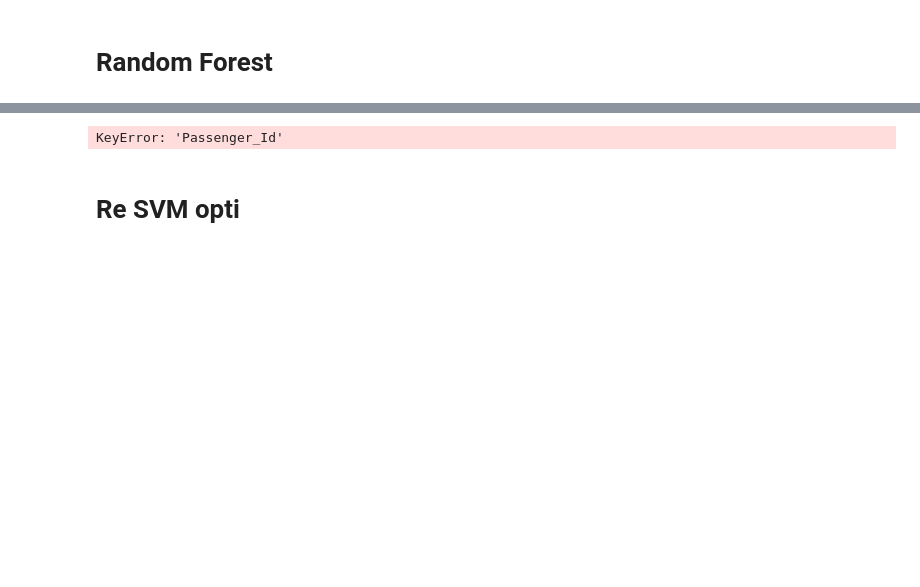
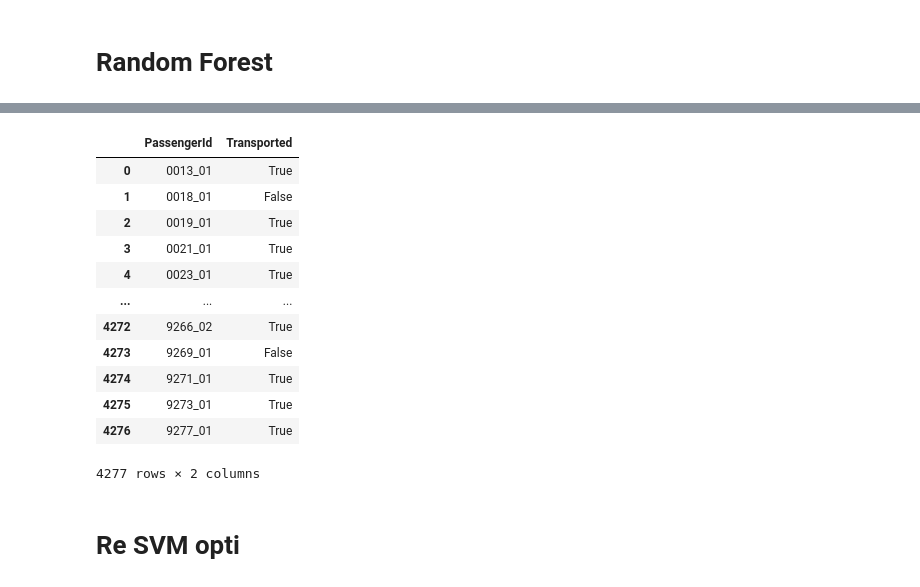
Before and after one commit to LinaLH/Spaceship-Titanic, a Jupyter notebook: projet/SpaceshipTitanic (1).ipynb, the cells around one changed output, grey strips where cells are left out. Cells and saved outputs as stored; diff of their text form; code cells hidden in the pictures; blank space fills up the shorter version.

```diff
--- a/projet/SpaceshipTitanic (1).ipynb
+++ b/projet/SpaceshipTitanic (1).ipynb
@@ -1675,12 +1681,16 @@ dtype: object
 categorielle = ['CryoSleep', 'VIP', 'DansGroupe', 'HomePlanet_Earth', 'HomePlanet_Europa', 'HomePlanet_Mars', 'Destination_55 Cancri e', 'Destination_PSO J318.5-22', 'Destination_TRAPPIST-1e', 'Deck_1.0', 'Deck_2.0', 'Deck_3.0', 'Deck_4.0', 'Deck_5.0', 'Deck_6.0', 'Deck_7.0','Side_0.0', 'Side_1.0']
 labelEncoder(data_test, categorielle)
 
-
+from xgboost import XGBClassifier
+from sklearn.model_selection import train_test_split
+from sklearn.metrics import accuracy_score
+from sklearn.preprocessing import LabelEncoder
 from sklearn.ensemble import GradientBoostingClassifier
+from sklearn.ensemble import RandomForestClassifier
 
 X_test = data_test
 
-model = GradientBoostingClassifier(loss='exponential')
+model = GradientBoostingClassifier(loss="exponential", learning_rate=0.1, max_depth=3, n_estimators=200)
 model.fit(X_train,y_train)
 y_pred = model.predict(X_test)
 # %%
@@ -1690,10 +1700,22 @@ y_predediction = y_pred.astype('bool')
 test = pd.read_csv('test.csv')
 # %%
 Submission = pd.DataFrame({'PassengerId': test['PassengerId'], 'Transported': y_predediction})
-Submission.to_csv('Submission.csv', index=False)
+Submission.to_csv('SubmissionGradientBoostingHyperPara.csv', index=False)
 Submission
 # %% [output]
+|  | PassengerId | Transported |
+| 0 | 0013_01 | True |
+| 1 | 0018_01 | False |
+| 2 | 0019_01 | True |
+| 3 | 0021_01 | True |
+| 4 | 0023_01 | True |
+| ... | ... | ... |
+| 4272 | 9266_02 | True |
+| 4273 | 9269_01 | False |
+| 4274 | 9271_01 | True |
+| 4275 | 9273_01 | True |
+| 4276 | 9277_01 | True |
-KeyError: 'Passenger_Id'
+4277 rows × 2 columns
 # %% [markdown]
 # Re SVM opti
 # %%
```
Also changed, not shown: parts of 11 cells of this notebook, 27 other files.
